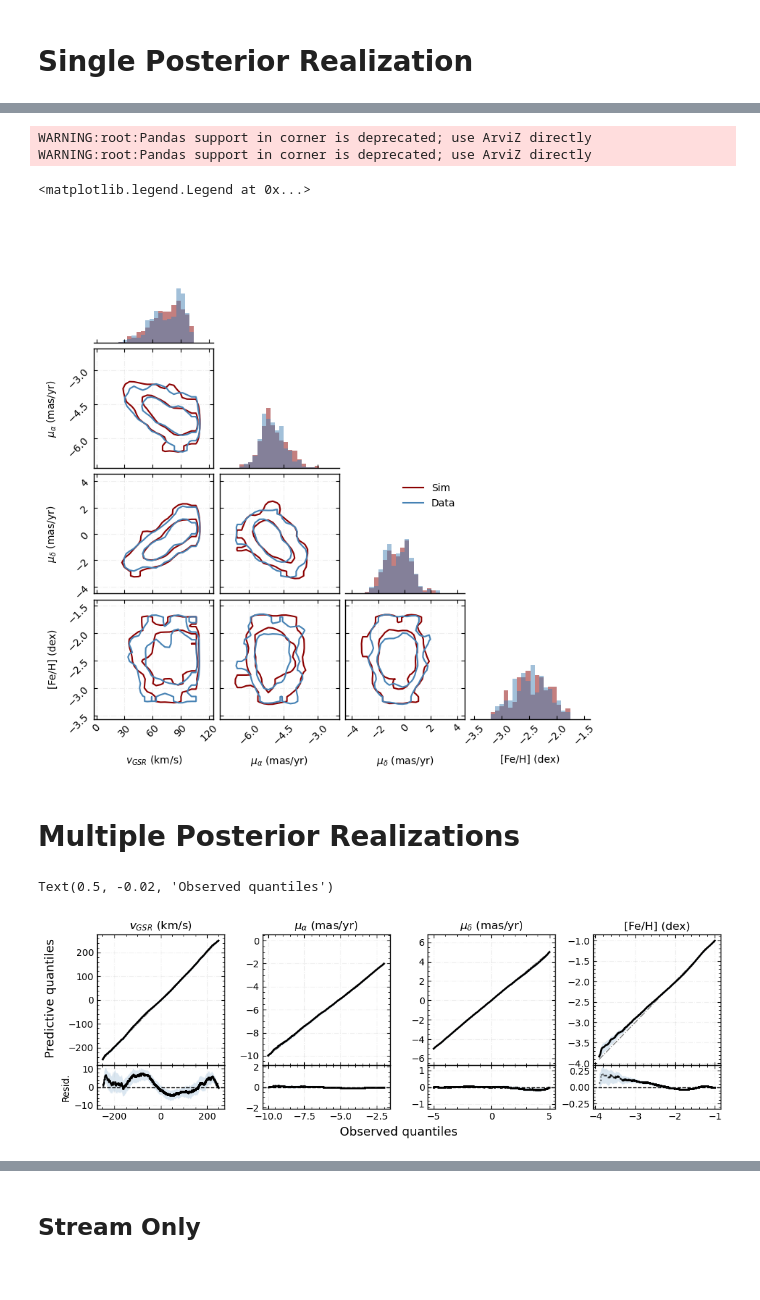
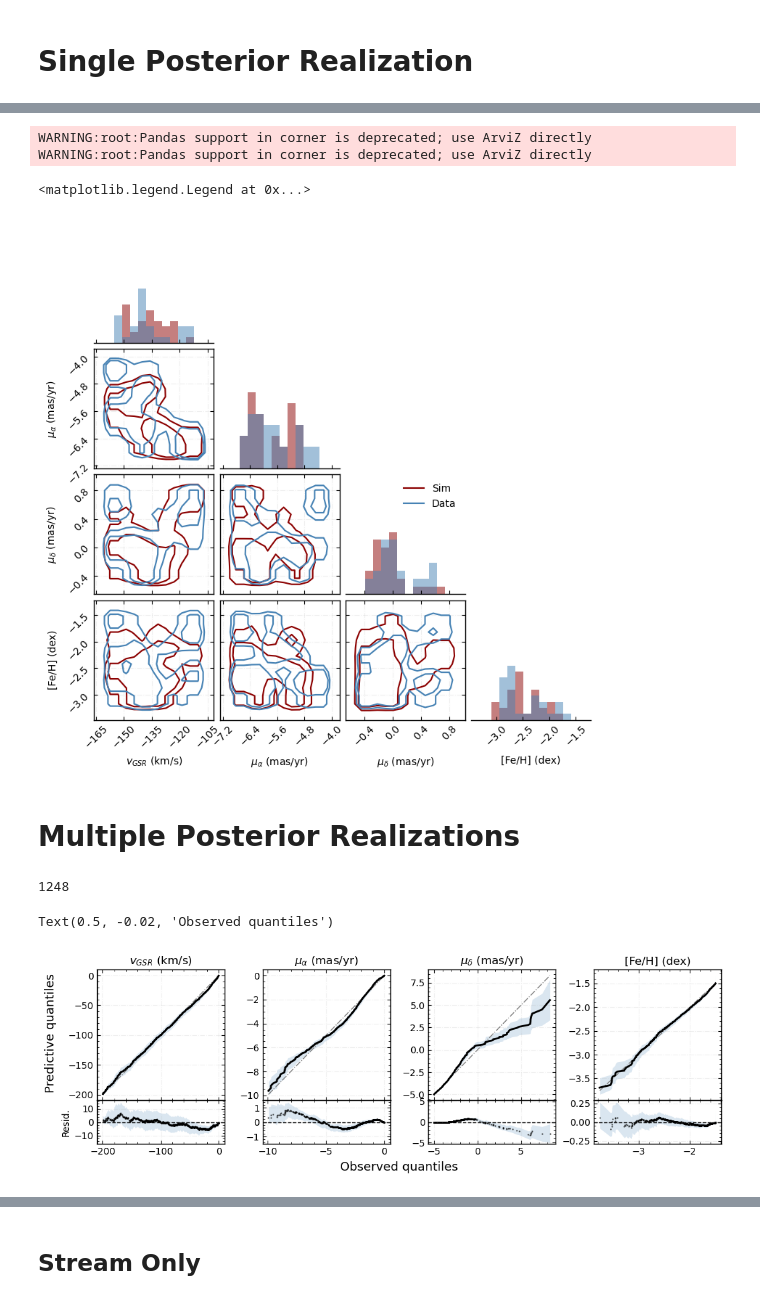
Before and after one commit to nassmohammed/DESI_streamTutorial, a Jupyter notebook: model_eval.ipynb, the cells around one changed output, grey strips where cells are left out. Drawn from its saved outputs; the diff is of its cells as text; code cells hidden in the pictures.

````diff
--- a/model_eval.ipynb
+++ b/model_eval.ipynb
@@ -107,4 +107,5 @@ Table length=402
 # %%
-fig,ax = stream_.vis_6_panel(addBackground=False, save_fig=False, show_pm_dispersion=False, show_vgsr_dispersion=False, dist_mod_panel=True, min_prob=0.5, residual=False, show_feh_dispersion=False)
+fig,ax = stream_.vis_6_panel(addBackground=True, save_fig=False, show_pm_dispersion=False,
+                              show_vgsr_dispersion=False, dist_mod_panel=True, min_prob=0.5, residual=False, show_feh_dispersion=False)
 # %% [output]
 No orbit results found, skipping orbit track plotting
@@ -168,7 +169,7 @@ for i, name in enumerate(stream_.nested_dict['expanded_param_labels']):
 # %% [markdown]
 ``` 'meds' ``` refers to median posterior values from the MCMC
 # %%
-pick = np.array([2, 4, 7, 8, 12, 5, 6]) # the posterior dimensions we'll vis
+pick = np.array([2, 9, 14, 6, 5, 7, 12, 17]) # the posterior dimensions we'll vis
 
 labels = [stream_.mcmc_dict['extended_param_labels'][p] for p in pick]
 chain = np.vstack([stream_.mcmc_dict['flatchain'][:, p] for p in pick])
@@ -419,12 +464,12 @@ def catalogue_means(df):
     return np.array([np.nanmean(df[key]) for key in summary_keys])
 
 
-samples_draw, samples_werr = draw_stream(np.arange(1, 14), stream_.stream_data, n_samples=1)
+samples_draw, samples_werr = draw_stream(np.arange(1, 16), stream_.stream_data, n_samples=1)
 observed = stream_.stream_data.to_pandas()
 
 
 background_stars = stream_.all_memberships[stream_.all_memberships['stream_prob'] <= 0.5]
-background_draw, background_error_draw = draw_background(np.arange(14, 23), background_stars, 1, stream_.all_memberships)
+background_draw, background_error_draw = draw_background(np.arange(16, 25), background_stars, 1, stream_.all_memberships)
 
 sample_v = pd.concat([samples_draw, background_draw])
 # %%
@@ -433,7 +478,7 @@ fig = corner.corner(
     labels=summary_labels,
     color='darkred',
     smooth=1.5,
-    bins=50,
+    bins=30,
     levels=[0.68, 0.95],
     plot_density=False,
     plot_datapoints=False,
@@ -445,7 +490,7 @@ corner.corner(
     labels=summary_labels,
     color='steelblue',
     smooth=1.5,
-    bins=50,
+    bins=30,
     levels=[0.68, 0.95],
     plot_density=False,
     plot_datapoints=False,
@@ -512,7 +557,7 @@ fig = corner.corner(
     labels=summary_labels,
     color='darkred',
     smooth=1,
-    bins=18,
+    bins=10,
     levels=[0.68, 0.95],
     range=corner_ranges,
     plot_density=False,
@@ -528,7 +573,7 @@ corner.corner(
     labels=summary_labels,
     color='steelblue',
     smooth=1,
-    bins=18,
+    bins=10,
     levels=[0.68, 0.95],
     range=corner_ranges,
     plot_density=False,
@@ -571,34 +616,34 @@ for i, ax in enumerate(fig.axes):
     y_center = (ylim[0] + ylim[1]) / 2
     y_range = ylim[1] - ylim[0]
     x_center = (xlim[0] + xlim[1]) / 2
     x_range = xlim[1] - xlim[0]
 
     new_y_range = y_range * padding_scale
     new_x_range = x_range * padding_scale
 
     ax.set_ylim(y_center - new_y_range/2, y_center + new_y_range/2)
     ax.set_xlim(x_center - new_x_range/2, x_center + new_x_range/2)
 
     ax.tick_params(which="minor", color='1', length=0)
 
 for ax in np.diag(axes_grid):
     ylim = ax.get_ylim()
     ax.set_ylim(ylim[0], ylim[1]*2)
     ax.spines["top"].set_visible(False)
     ax.spines["right"].set_visible(False)
     ax.spines["left"].set_visible(False)
     ax.tick_params(which="both", direction="in", top=False)
     ax.grid(alpha=0)
 
 
 axes_grid[2,2].plot([], [], c='darkred', label='Sim')
 axes_grid[2,2].plot([], [], c='steelblue', label='Data')
 axes_grid[2,2].legend(frameon=False)
 # %% [output]
 WARNING:root:Pandas support in corner is deprecated; use ArviZ directly
 WARNING:root:Pandas support in corner is deprecated; use ArviZ directly
 <matplotlib.legend.Legend at 0x...>
-[figure, old version]
+[figure, new version]
 # %% [markdown]
 # Multiple Posterior Realizations
 # %%
@@ -646,6 +691,12 @@ _ci2_all = pd.concat(
     },
     axis=1,
 )
+# %%
+non_members_mask = stream_.all_memberships['stream_prob'] < 0.5
+len(stream_.all_memberships[non_members_mask])
+# len(stream_.stream_data)
+# %% [output]
+1248
 # %%
 fig = plt.figure(figsize=(16*0.75, 4.5*0.75))
 gs = fig.add_gridspec(2, 4, height_ratios=[3, 1], hspace=0.0, wspace=0.3)
@@ -653,7 +704,7 @@ gs = fig.add_gridspec(2, 4, height_ratios=[3, 1], hspace=0.0, wspace=0.3)
 for idx in range(4):
 
     # --- Extract observed vector ---
-    obs_vec = stream_.all_memberships[summary_keys[idx]].to_numpy()
+    obs_vec = stream_.all_memberships[non_members_mask][summary_keys[idx]].to_numpy()
     obs_sorted = np.sort(obs_vec)
     n_obs = len(obs_sorted)
 
@@ -731,7 +782,7 @@ fig.supylabel('Predictive quantiles', x=0.06, y=0.6, fontsize=13)
 fig.supxlabel('Observed quantiles', y=-0.02, fontsize=13)
 # %% [output]
 Text(0.5, -0.02, 'Observed quantiles')
-[figure, old version]
+[figure, new version]
 # %%
 # PPC: 1D histograms with simulated 95% CI band
 fig, axes = plt.subplots(1, len(summary_keys), figsize=(16*0.75, 3.6*0.75), constrained_layout=True)
````
Also changed, not shown: parts of 16 cells of this notebook, 2 other files.
